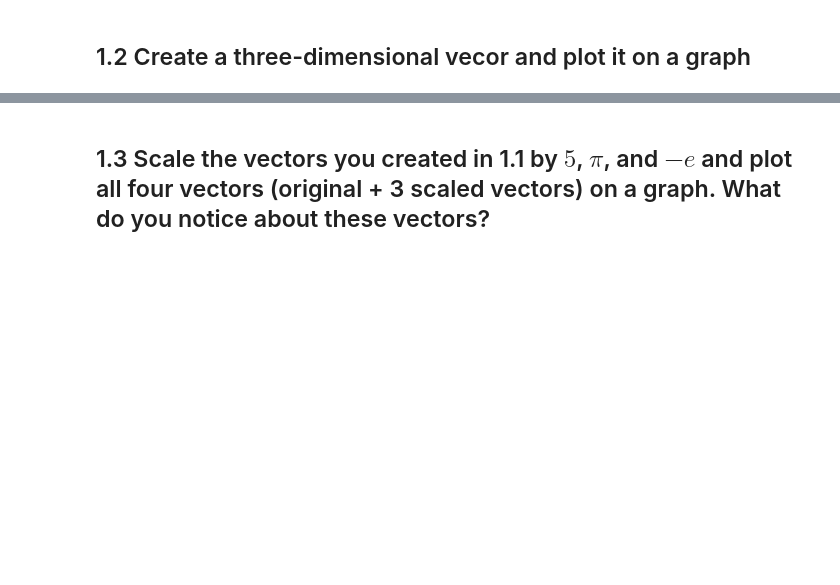
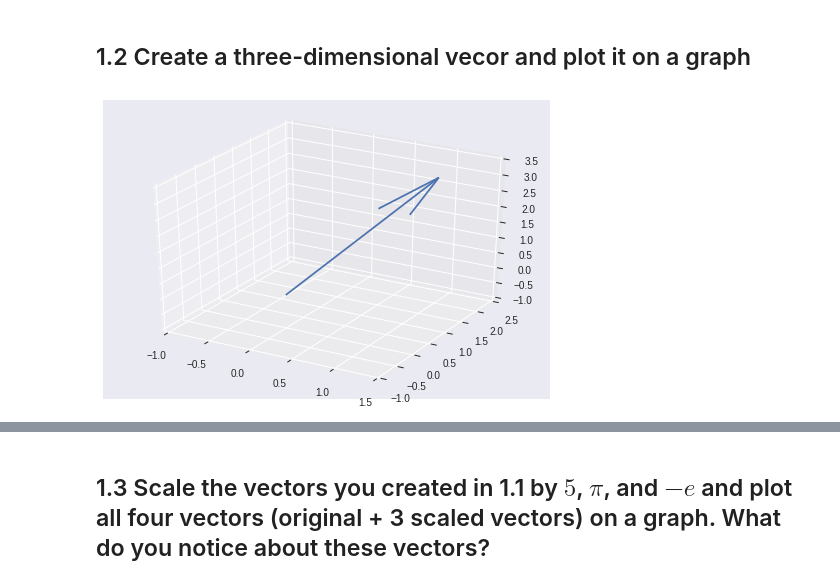
Before and after one commit to bloominstituteoftechnology/DS-Unit-1-Sprint-4-Linear-Algebra, a Jupyter notebook: module1-linear-algebra-review/Linear_Algebra_Assignment.ipynb, the cells around one changed output, grey strips where cells are left out. Cells and saved outputs as stored; diff of their text form; code cells hidden in the pictures; blank space fills up the shorter version.

```diff
--- a/module1-linear-algebra-review/Linear_Algebra_Assignment.ipynb
+++ b/module1-linear-algebra-review/Linear_Algebra_Assignment.ipynb
@@ -7,2 +60,13 @@ For the questions below it is not sufficient to simply provide answer to the que
 # %% [markdown]
 ## 1.2 Create a three-dimensional vecor and plot it on a graph
+# %%
+a = [1, 2, 3]
+fig = plt.figure()
+ax = fig.add_subplot(111, projection='3d')
+ax.quiver(0,0,0,1,2,3 )
+ax.set_xlim([-1, 1.5])
+ax.set_ylim([-1, 2.5])
+ax.set_zlim([-1, 3.5])
+plt.show()
+# %% [output]
+[figure, added]
```
Also changed, not shown: parts of 7 cells of this notebook.
